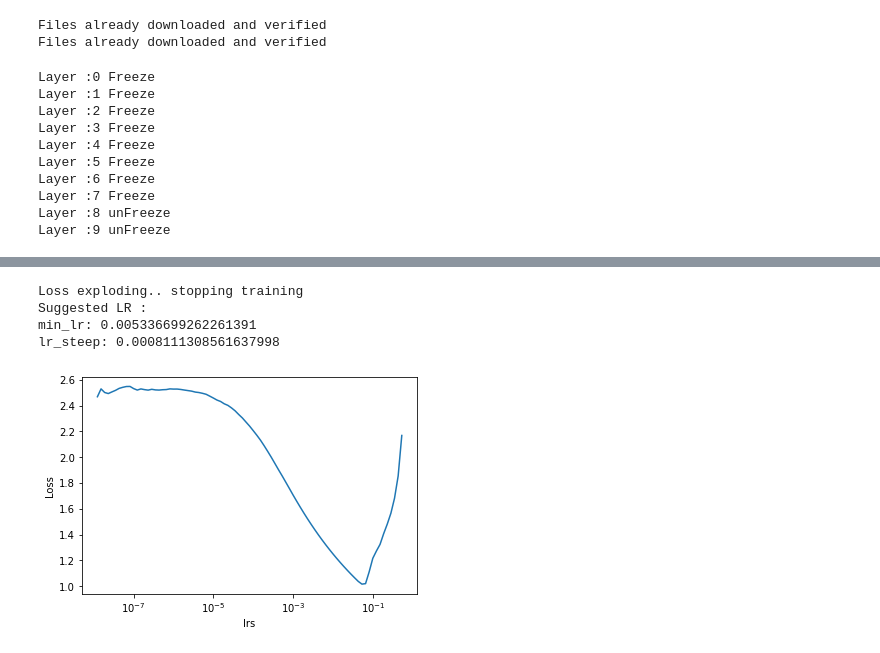
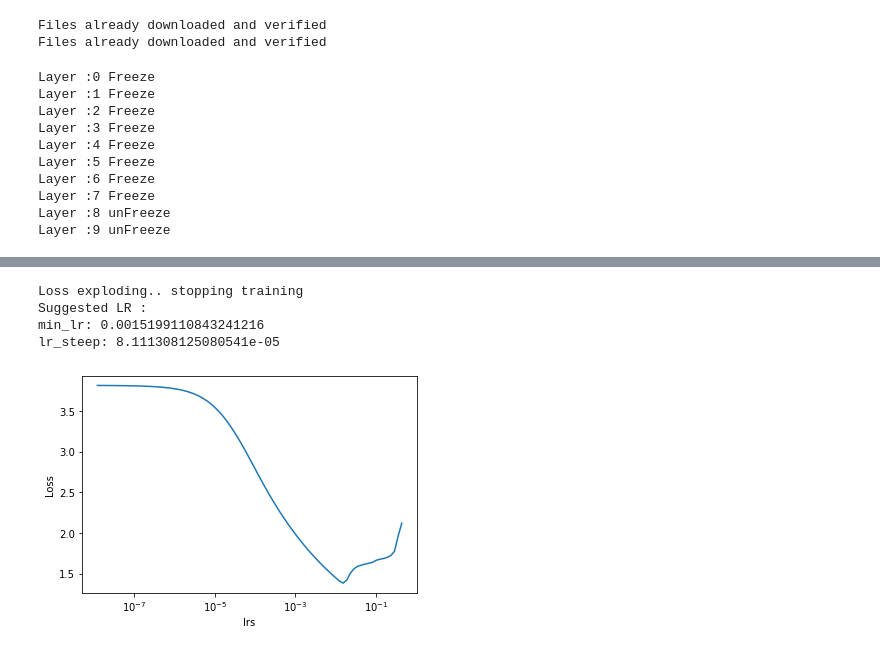
Before and after one commit to VedantWani/PrimeCNNv3, a Jupyter notebook: nbs_test/lib_test_workflow.ipynb, the cells around one changed output, grey strips where cells are left out. Drawn from its saved outputs; the diff is of its cells as text; code cells hidden in the pictures.

```diff
--- a/nbs_test/lib_test_workflow.ipynb
+++ b/nbs_test/lib_test_workflow.ipynb
@@ -106,9 +109,9 @@ dataset1 = datasets.CIFAR10('../data', train=True, download=True,
 testset = datasets.CIFAR10(root='./data', train=False,
                                        download=True, transform=transform)
 
-train_loader = torch.utils.data.DataLoader(dataset1,batch_size = 64)
+train_loader = torch.utils.data.DataLoader(dataset1,batch_size = 256, pin_memory = True)
 
-valid_loader = torch.utils.data.DataLoader(testset, batch_size = 64)
+valid_loader = torch.utils.data.DataLoader(testset, batch_size = 4, pin_memory = True)
 dls = DataLoaders(train_loader, valid_loader, device='cuda')
 
 cbs = [SetupLearnerCB(),Recorder(),ShowStats()]
@@ -122,24 +125,24 @@ Files already downloaded and verified
 # %%
 #hide
 random_seed(0)
 learn.freeze_to(-2)
-learn.lr_finder()
+learn.lr_finder(wd=1e-04)
 # %% [output]
 Layer :0 Freeze
 Layer :1 Freeze
 Layer :2 Freeze
 Layer :3 Freeze
 Layer :4 Freeze
 Layer :5 Freeze
 Layer :6 Freeze
 Layer :7 Freeze
 Layer :8 unFreeze
 Layer :9 unFreeze
 [interactive output not drawn]
 Loss exploding.. stopping training
 Suggested LR :
-min_lr: 0.005336699262261391
-lr_steep: 0.0008111308561637998
+min_lr: 0.0015199110843241216
+lr_steep: 8.111308125080541e-05
-[figure, old version]
+[figure, new version]
 # %%
 random_seed(0)
```
Also changed, not shown: parts of 9 cells of this notebook, 5 other files.
